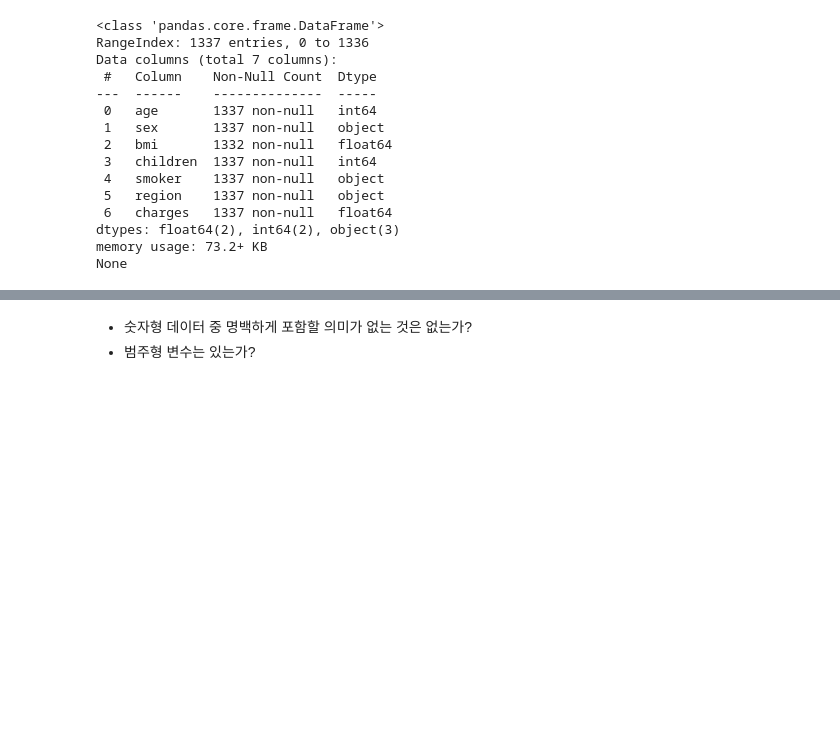
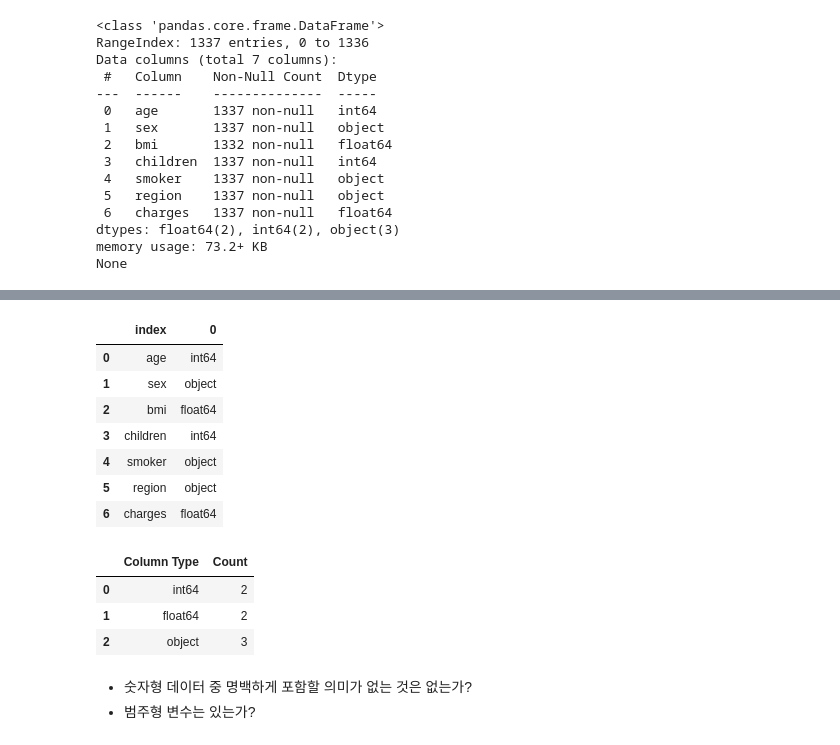
Before and after one commit to wowgang/MachineLearningLecture-2023, a Jupyter notebook: 99.fighting/z보험료연.ipynb, the cells around one changed output, grey strips where cells are left out. Saved outputs shown, nothing was run; the diff lists cells and outputs as text; code cells hidden in the pictures; blank space fills up the shorter version.

```diff
--- a/99.fighting/z보험료연.ipynb
+++ b/99.fighting/z보험료연.ipynb
@@ -119,3 +121,27 @@ None
+# %%
+data.dtypes.reset_index()
+# %% [output]
+|  | index | 0 |
+| 0 | age | int64 |
+| 1 | sex | object |
+| 2 | bmi | float64 |
+| 3 | children | int64 |
+| 4 | smoker | object |
+| 5 | region | object |
+| 6 | charges | float64 |
+# %%
+# 데이터 타입별 컬럼 수 확인하기
+dtype_data = data.dtypes.reset_index()
+dtype_data.columns = ['Count', 'Column Type']
+dtype_data = dtype_data.groupby('Column Type').aggregate('count').reset_index()
+# aggregate('count')를 사용하여 각 그룹 내에서 개수를 계산
+# 각 그룹별로 'Column Type' 열 값의 개수가 계산
+dtype_data
+# %% [output]
+|  | Column Type | Count |
+| 0 | int64 | 2 |
+| 1 | float64 | 2 |
+| 2 | object | 3 |
 # %% [markdown]
 *    숫자형 데이터 중 명백하게 포함할 의미가 없는 것은 없는가?
 *    범주형 변수는 있는가?
```
Also changed, not shown: parts of 13 cells of this notebook, 3 other files.
